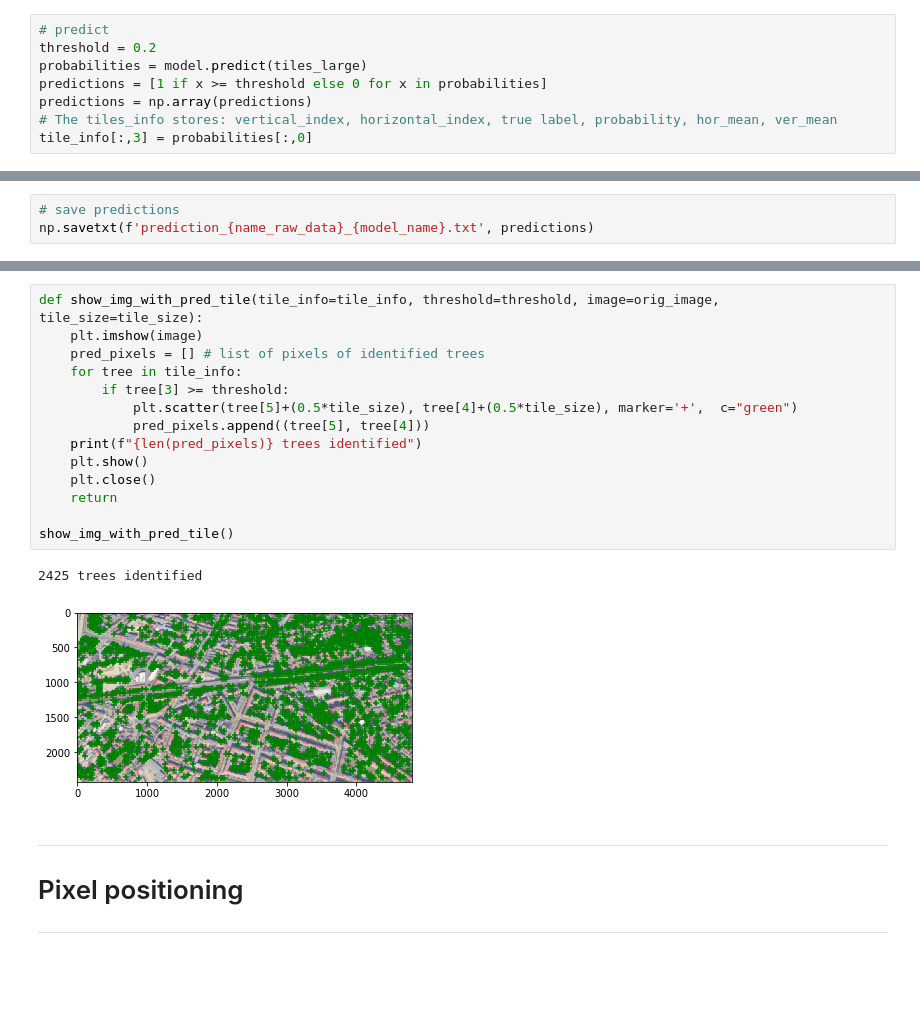
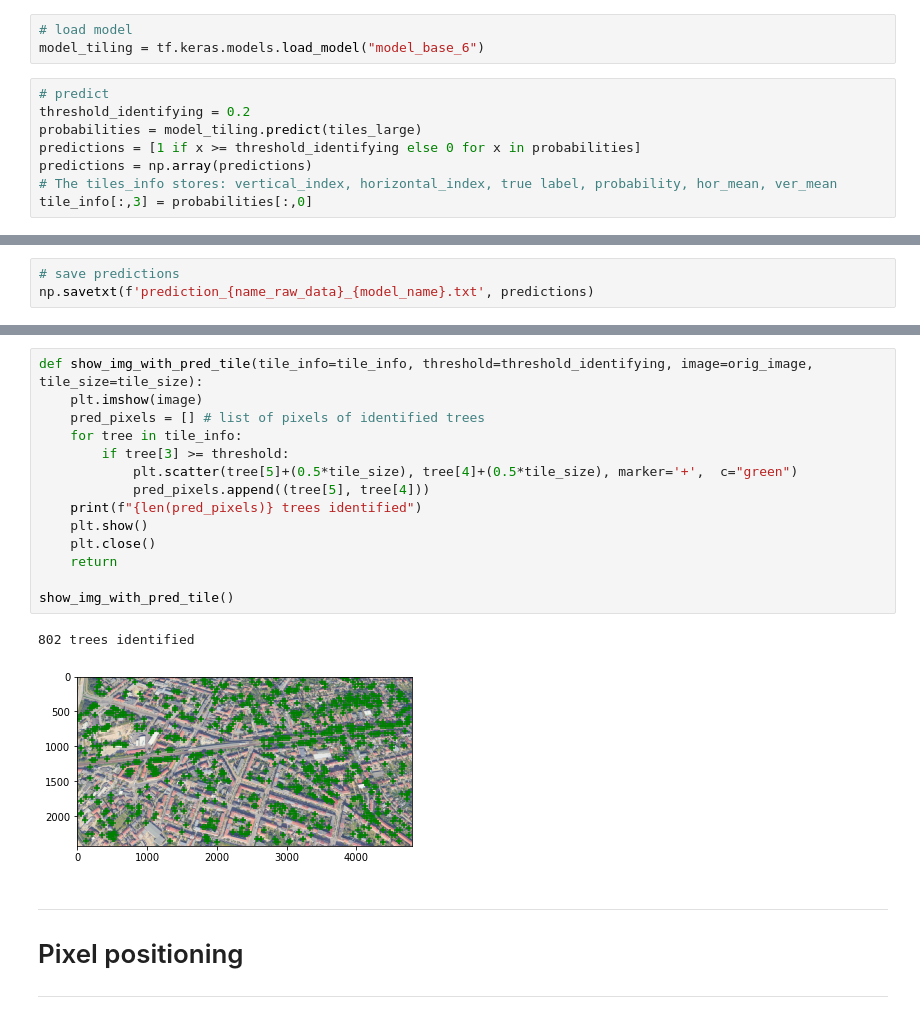
Before and after one commit to LuiseStrathe/urbaneagle_visionai, a Jupyter notebook: notebooks/Base_Model_06.ipynb, the cells around one changed output, grey strips where cells are left out. Saved outputs shown, nothing was run; the diff lists cells and outputs as text; blank space fills up the shorter version.

```diff
--- a/notebooks/Base_Model_06.ipynb
+++ b/notebooks/Base_Model_06.ipynb
@@ -535,11 +522,14 @@ tf.keras.backend.clear_session()
 -----
 
 ## predict on training data
+# %%
+# load model
+model_tiling = tf.keras.models.load_model("model_base_6")
 # %%
 # predict
-threshold = 0.2
-probabilities = model.predict(tiles_large)
-predictions = [1 if x >= threshold else 0 for x in probabilities]
+threshold_identifying = 0.2
+probabilities = model_tiling.predict(tiles_large)
+predictions = [1 if x >= threshold_identifying else 0 for x in probabilities]
 predictions = np.array(predictions)
 # The tiles_info stores: vertical_index, horizontal_index, true label, probability, hor_mean, ver_mean
 tile_info[:,3] = probabilities[:,0]
@@ -593,20 +583,20 @@ This is 0.0013434903047091413% of the tiles
 # %%
-def show_img_with_pred_tile(tile_info=tile_info, threshold=threshold, image=orig_image, tile_size=tile_size):
+def show_img_with_pred_tile(tile_info=tile_info, threshold=threshold_identifying, image=orig_image, tile_size=tile_size):
     plt.imshow(image)
     pred_pixels = [] # list of pixels of identified trees
     for tree in tile_info:
         if tree[3] >= threshold:
             plt.scatter(tree[5]+(0.5*tile_size), tree[4]+(0.5*tile_size), marker='+',  c="green")
             pred_pixels.append((tree[5], tree[4]))
     print(f"{len(pred_pixels)} trees identified")
     plt.show()
     plt.close()
     return
 
 show_img_with_pred_tile()
 # %% [output]
-2425 trees identified
+802 trees identified
-[figure, old version]
+[figure, new version]
 # %% [markdown]
 ----
 # Pixel positioning
```
Also changed, not shown: parts of 21 cells of this notebook, 4 other files.
